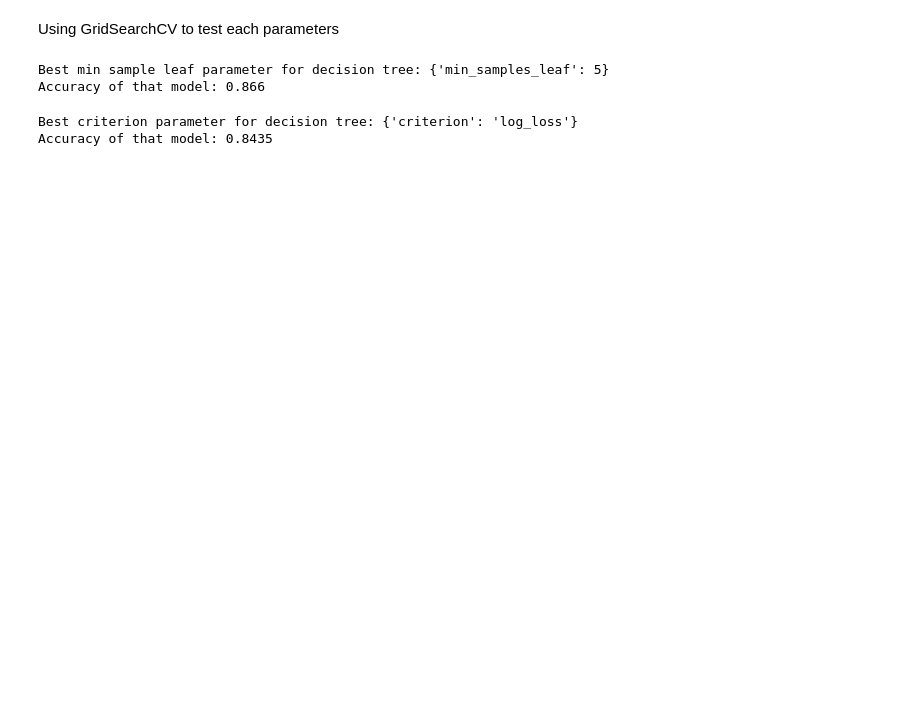
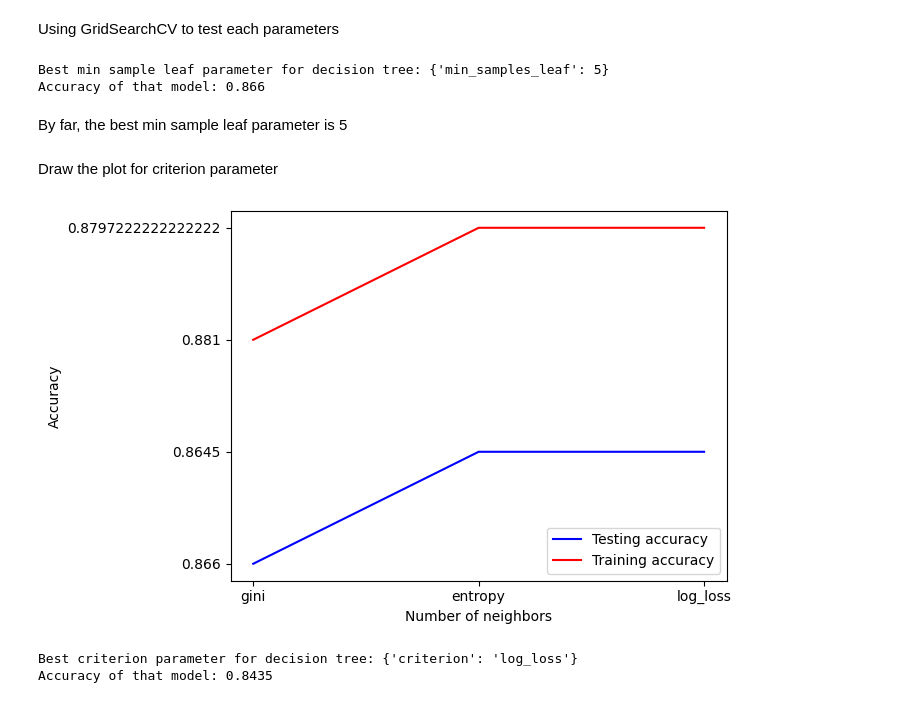
Before and after one commit to auphong2707/emotion-dectection-from-text, a Jupyter notebook: EDFT.ipynb, the cells around one changed output. Drawn from its saved outputs; the diff is of its cells as text; code cells hidden in the pictures; blank space fills up the shorter version.

```diff
--- a/EDFT.ipynb
+++ b/EDFT.ipynb
@@ -478,6 +507,37 @@ print("Accuracy of that model:", accuracy_score(data_best_min_sample_leaf_y, y_t
 # %% [output]
 Best min sample leaf parameter for decision tree: {'min_samples_leaf': 5}
 Accuracy of that model: 0.866
+# %% [markdown]
+By far, the best min sample leaf parameter is 5
+# %% [markdown]
+Draw the plot for criterion parameter
+# %%
+# Setting the min sample leaf range
+K = ['gini', 'entropy', 'log_loss']
+accuracy_list = list()
+valid_accuracy_list = list()
+
+for k in K:
+  dt_model = DecisionTreeClassifier(criterion=k, min_samples_leaf=5)
+  dt_model.fit(X_train_bow, y_train)
+
+  data_pred_y = dt_model.predict(X_test_bow)
+  data_valid_y = dt_model.predict(X_train_bow)
+
+  accuracy_list.append([k, accuracy_score(y_test, data_pred_y)])
+  valid_accuracy_list.append([k, accuracy_score(y_train, data_valid_y)])
+
+accuracy_list = np.asarray(accuracy_list)
+valid_accuracy_list = np.asarray(valid_accuracy_list)
+
+plt.plot(accuracy_list[:, 0], accuracy_list[:, 1], label = "Testing accuracy", color = 'b')
+plt.plot(valid_accuracy_list[:, 0], valid_accuracy_list[:, 1], label = "Training accuracy", color = 'r')
+plt.xlabel('Number of neighbors')
+plt.ylabel('Accuracy')
+plt.legend()
+plt.show()
+# %% [output]
+[figure, added]
 # %%
 dict_param = {'criterion': ['gini', 'entropy', 'log_loss']}
 best_criterion = GridSearchCV(DecisionTreeClassifier(), param_grid = dict_param, n_jobs = -1, cv = 10, scoring = 'accuracy')
```
Also changed, not shown: parts of 7 cells of this notebook.
